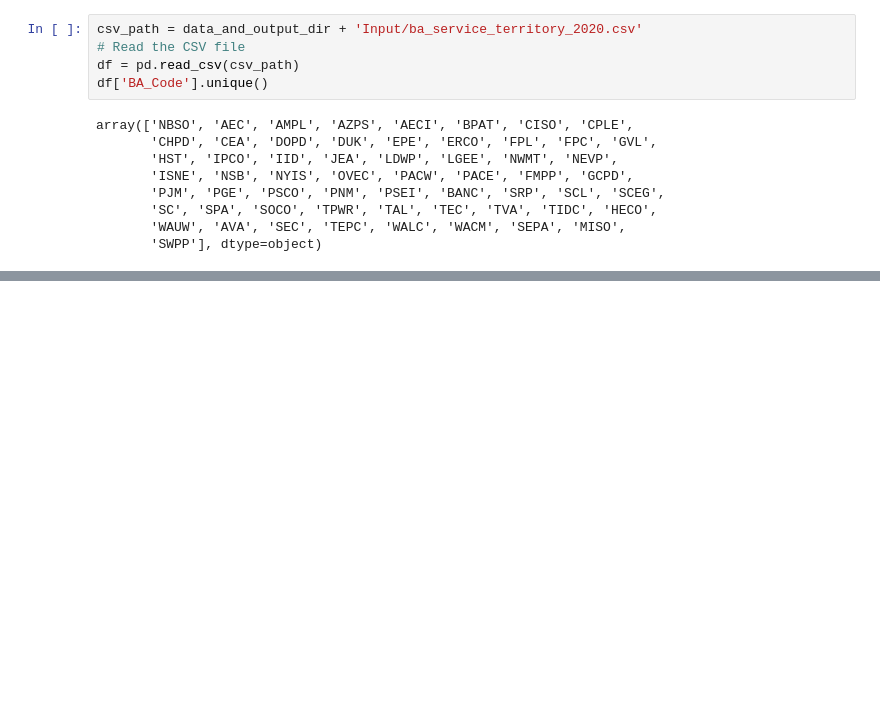
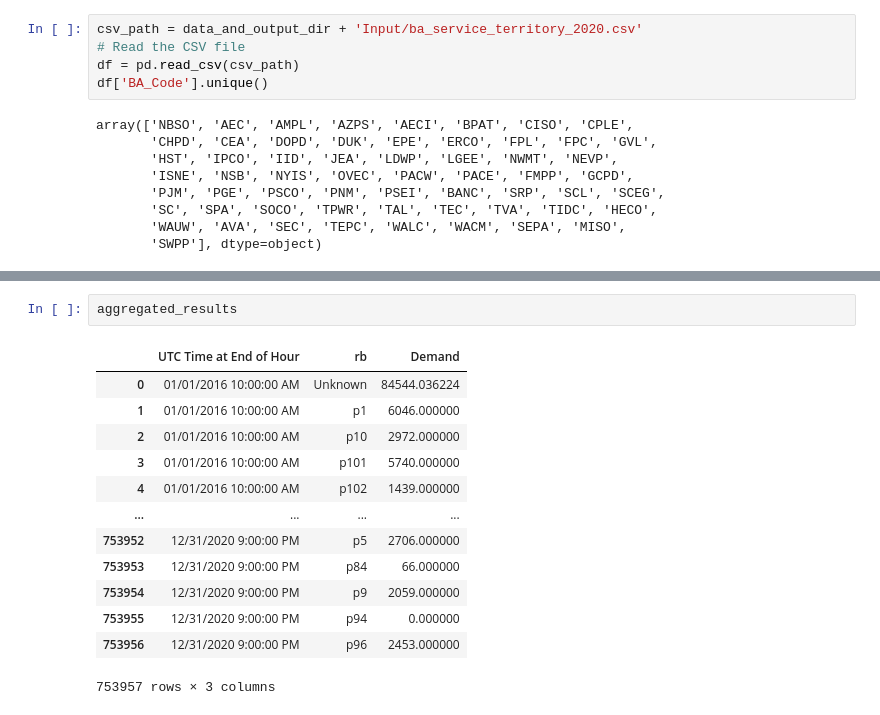
Before and after one commit to pandaanson/NYU-law-work, a Jupyter notebook: Demand_mapping.ipynb, the cells around one changed output, grey strips where cells are left out. Cells and saved outputs as stored; diff of their text form; blank space fills up the shorter version.

```diff
--- a/Demand_mapping.ipynb
+++ b/Demand_mapping.ipynb
@@ -327,3 +347,19 @@ aggregated_results = results_df.groupby(['UTC Time at End of Hour', 'rb'], as_in
 
 # Save to CSV
 aggregated_results.to_csv(data_and_output_dir+'output/aggregated_results.csv', index=False)
+# %%
+aggregated_results
+# %% [output]
+|  | UTC Time at End of Hour | rb | Demand |
+| 0 | 01/01/2016 10:00:00 AM | Unknown | 84544.036224 |
+| 1 | 01/01/2016 10:00:00 AM | p1 | 6046.000000 |
+| 2 | 01/01/2016 10:00:00 AM | p10 | 2972.000000 |
+| 3 | 01/01/2016 10:00:00 AM | p101 | 5740.000000 |
+| 4 | 01/01/2016 10:00:00 AM | p102 | 1439.000000 |
+| ... | ... | ... | ... |
+| 753952 | 12/31/2020 9:00:00 PM | p5 | 2706.000000 |
+| 753953 | 12/31/2020 9:00:00 PM | p84 | 66.000000 |
+| 753954 | 12/31/2020 9:00:00 PM | p9 | 2059.000000 |
+| 753955 | 12/31/2020 9:00:00 PM | p94 | 0.000000 |
+| 753956 | 12/31/2020 9:00:00 PM | p96 | 2453.000000 |
+753957 rows × 3 columns
```
Also changed, not shown: parts of 6 cells of this notebook, 2 other files.
